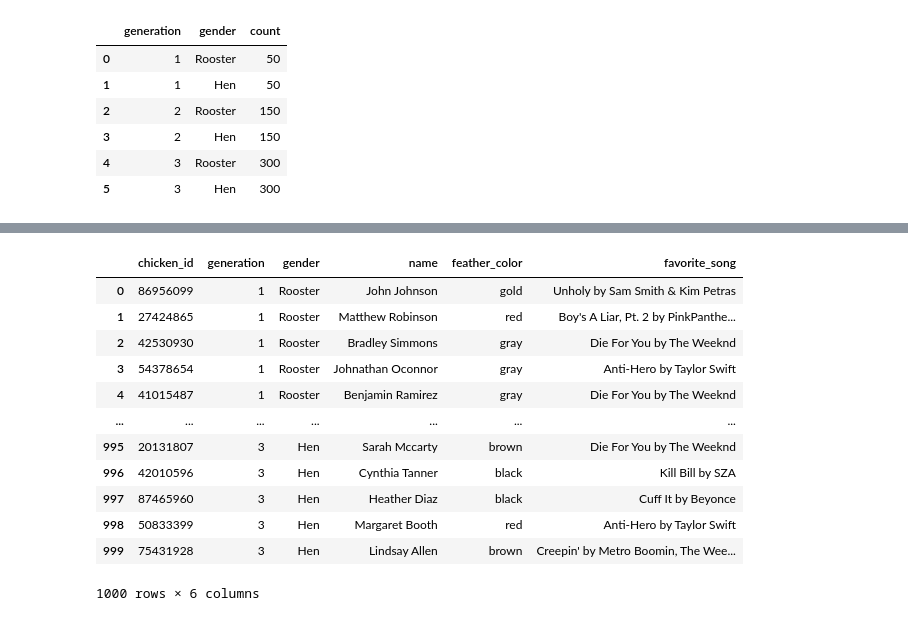
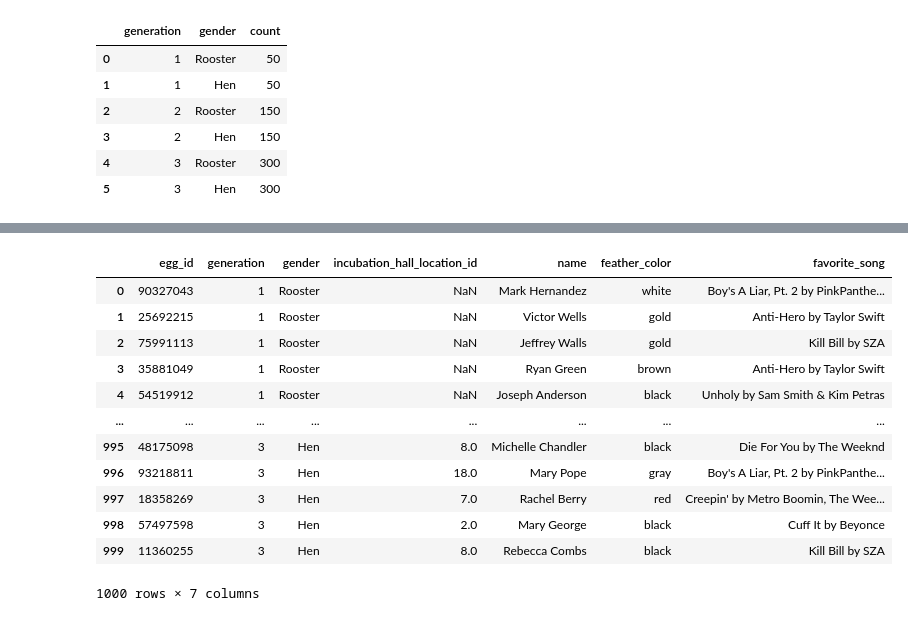
Before and after one commit to shiven-samant/chicken_farm, a Jupyter notebook: chicken_farm.ipynb, the cells around one changed output, grey strips where cells are left out. Cells and saved outputs as stored; diff of their text form; code cells hidden in the pictures.

```diff
--- a/chicken_farm.ipynb
+++ b/chicken_farm.ipynb
@@ -6,7 +6,7 @@ from faker import Faker
 
 fake = Faker()
 
-# Number of chickens
+# number of chickens/eggs to generate
 n = 1000
 
 def generate_ids(num_chickens):
@@ -17,7 +17,7 @@ def generate_ids(num_chickens):
     return list(identifiers)
 
 chickens = generate_ids(n)
-chicken_df = pd.DataFrame(chickens, columns=['chicken_id'])
+chicken_df = pd.DataFrame(chickens, columns=['egg_id'])
 # %%
 # because we need to create lineage, i'm creating 'generations', where generation 3 is the most recent set of chickens
 # gen 3's parents are gen 2, and gen 2's parents are gen 1
@@ -81,0 +94,23 @@ chicken_df
+# %%
+# technically this is making it possible for a mother hen to have multiple incubation locations, but i'm assuming that's fine
+chicken_df['incubation_hall_location_id'] = [random.choice(incubation_hall_location_ids) if generation != 1 else None for generation in chicken_df['generation']]
+
+# check to make sure that roughly 33% of chickens were incubated near a window
+duckdb.query("""
+with counts as (
+    select incubation_hall_location_id, count(*) as count from chicken_df where generation != 1 group by 1 order by 1
+)
+
+, windowed_sums as (
+select
+    *,
+    sum(count) over (order by incubation_hall_location_id rows between unbounded preceding and current row) as cumulative_count,
+    sum(count) over (order by incubation_hall_location_id rows between unbounded preceding and unbounded following) as total_count
+from counts
+)
+
+select
+    *,
+    cumulative_count::float / total_count::float as cumulative_percent
+from windowed_sums
+ """).to_df()
@@ -141,44 +192,45 @@ chicken_df
 # %%
 # using a free API to get the billboard top 10 songs from a given date
-import requests
+# import requests
 
-url = "https://billboard-api2.p.rapidapi.com/hot-100"
+# url = "https://billboard-api2.p.rapidapi.com/hot-100"
 
-querystring = {"date":"2023-03-01","range":"1-10"}
+# querystring = {"date":"2023-03-01","range":"1-10"}
 
-headers = {
-	"X-RapidAPI-Key": "79daae12cdmsh6e4351700c61e60p18544ejsnb1b1f2f8b40d",
-	"X-RapidAPI-Host": "billboard-api2.p.rapidapi.com"
-}
+# headers = {
+#     # i know this is bad practice, but this is a free API key capped at 30 reqs/month
+# 	"X-RapidAPI-Key": "79daae12cdmsh6e4351700c61e60p18544ejsnb1b1f2f8b40d",
+# 	"X-RapidAPI-Host": "billboard-api2.p.rapidapi.com"
+# }
 
-response = requests.request("GET", url, headers=headers, params=querystring)
+# response = requests.request("GET", url, headers=headers, params=querystring)
 
 top_10 = response.json()
 
 def create_song_list(json_data):
     content = json_data['content']
     song_list = [f"{song['title']} by {song['artist']}" for song in content.values()]
     return song_list
 
 song_list = create_song_list(top_10)
 
 chicken_df['favorite_song'] = [random.choice(song_list) for i in range(len(chicken_df))]
 
 chicken_df
 # %% [output]
-|  | chicken_id | generation | gender | name | feather_color | favorite_song |
-| 0 | 86956099 | 1 | Rooster | John Johnson | gold | Unholy by Sam Smith & Kim Petras |
-| 1 | 27424865 | 1 | Rooster | Matthew Robinson | red | Boy's A Liar, Pt. 2 by PinkPanthe... |
-| 2 | 42530930 | 1 | Rooster | Bradley Simmons | gray | Die For You by The Weeknd |
-| 3 | 54378654 | 1 | Rooster | Johnathan Oconnor | gray | Anti-Hero by Taylor Swift |
-| 4 | 41015487 | 1 | Rooster | Benjamin Ramirez | gray | Die For You by The Weeknd |
-| ... | ... | ... | ... | ... | ... | ... |
-| 995 | 20131807 | 3 | Hen | Sarah Mccarty | brown | Die For You by The Weeknd |
-| 996 | 42010596 | 3 | Hen | Cynthia Tanner | black | Kill Bill by SZA |
-| 997 | 87465960 | 3 | Hen | Heather Diaz | black | Cuff It by Beyonce |
-| 998 | 50833399 | 3 | Hen | Margaret Booth | red | Anti-Hero by Taylor Swift |
-| 999 | 75431928 | 3 | Hen | Lindsay Allen | brown | Creepin' by Metro Boomin, The Wee... |
+|  | egg_id | generation | gender | incubation_hall_location_id | name | feather_color | favorite_song |
+| 0 | 90327043 | 1 | Rooster | NaN | Mark Hernandez | white | Boy's A Liar, Pt. 2 by PinkPanthe... |
+| 1 | 25692215 | 1 | Rooster | NaN | Victor Wells | gold | Anti-Hero by Taylor Swift |
+| 2 | 75991113 | 1 | Rooster | NaN | Jeffrey Walls | gold | Kill Bill by SZA |
+| 3 | 35881049 | 1 | Rooster | NaN | Ryan Green | brown | Anti-Hero by Taylor Swift |
+| 4 | 54519912 | 1 | Rooster | NaN | Joseph Anderson | black | Unholy by Sam Smith & Kim Petras |
+| ... | ... | ... | ... | ... | ... | ... | ... |
+| 995 | 48175098 | 3 | Hen | 8.0 | Michelle Chandler | black | Die For You by The Weeknd |
+| 996 | 93218811 | 3 | Hen | 18.0 | Mary Pope | gray | Boy's A Liar, Pt. 2 by PinkPanthe... |
+| 997 | 18358269 | 3 | Hen | 7.0 | Rachel Berry | red | Creepin' by Metro Boomin, The Wee... |
+| 998 | 57497598 | 3 | Hen | 2.0 | Mary George | black | Cuff It by Beyonce |
+| 999 | 11360255 | 3 | Hen | 8.0 | Rebecca Combs | black | Kill Bill by SZA |
-1000 rows × 6 columns
+1000 rows × 7 columns
 # %%
 # function to get parent hens and roosters for each generation
 def get_parents(chicken_df, current_generation):
```
Also changed, not shown: parts of 12 cells of this notebook.
